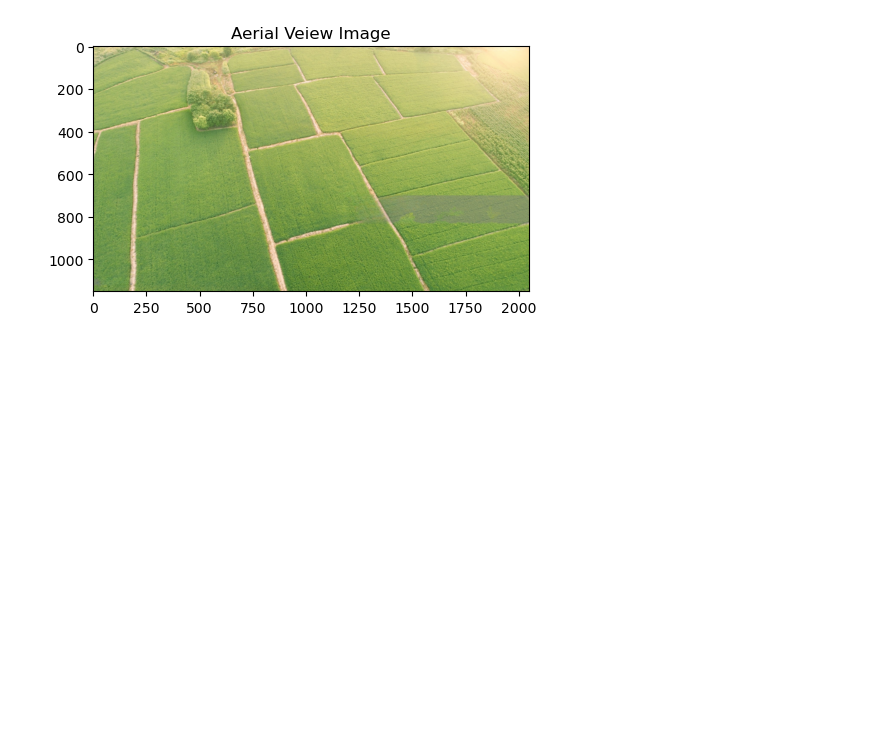
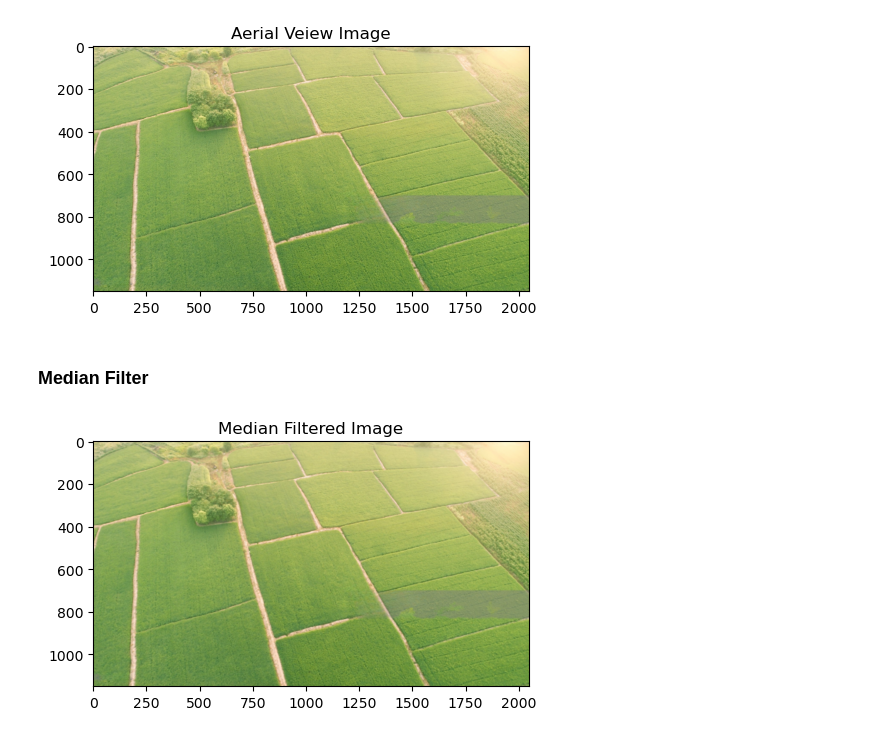
Before and after one commit to aradmehralian/Multi-Media-Projects, a Jupyter notebook: Project2/Q4.ipynb, the cells around one changed output. Cells and saved outputs as stored; diff of their text form; code cells hidden in the pictures; blank space fills up the shorter version.

```diff
--- a/Project2/Q4.ipynb
+++ b/Project2/Q4.ipynb
@@ -18,3 +18,11 @@ aerial_veiew_img = cv2.imread("images/AerialView.jpeg")
 imshow(aerial_veiew_img, "Aerial Veiew Image")
 # %% [output]
 [figure]
+# %% [markdown]
+### Median Filter
+# %%
+kernel_size = 5
+median_filtered_img = cv2.medianBlur(aerial_veiew_img, kernel_size)
+imshow(median_filtered_img, "Median Filtered Image")
+# %% [output]
+[figure, added]
```
Also changed, not shown: parts of 15 cells of this notebook, 1 other file.
